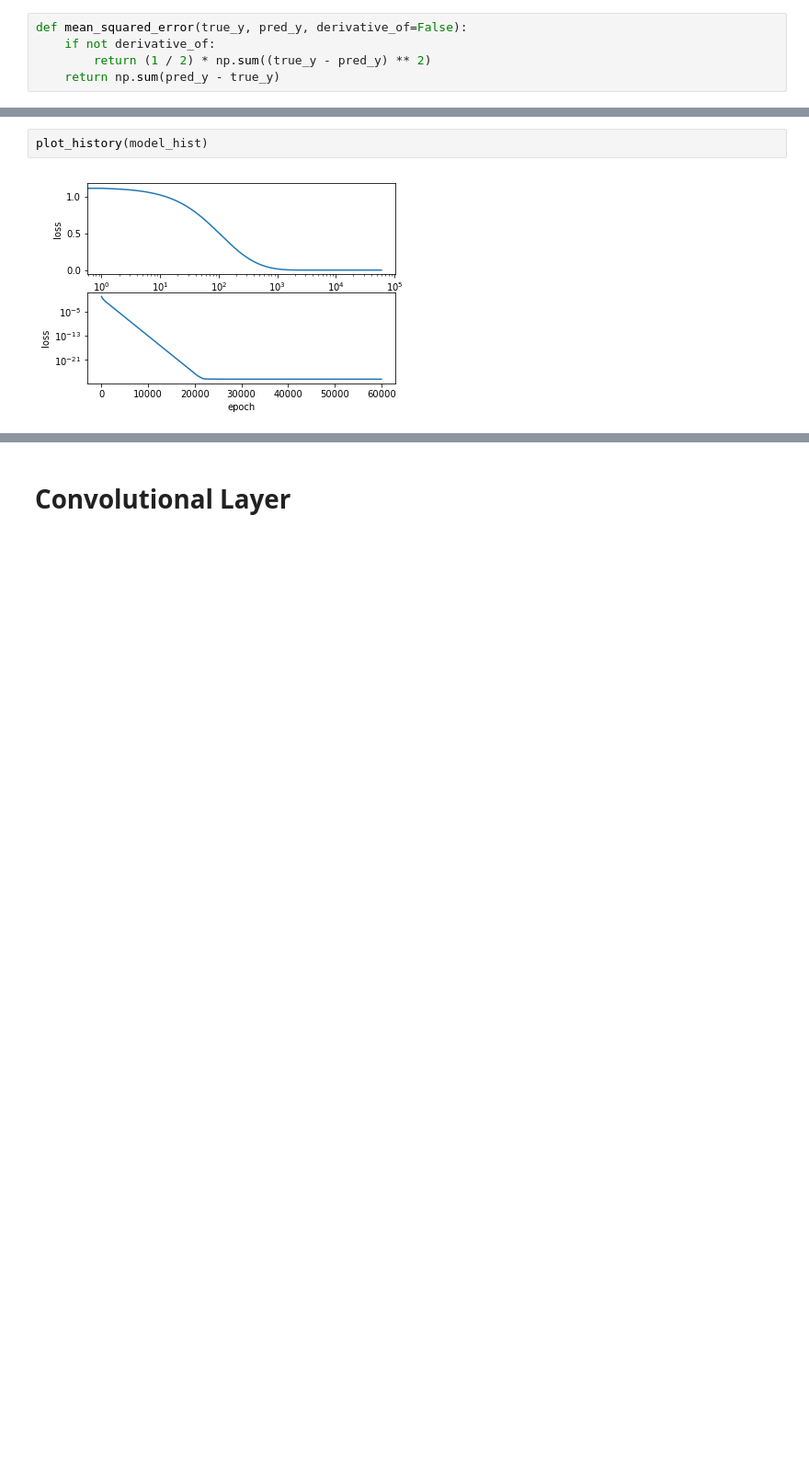
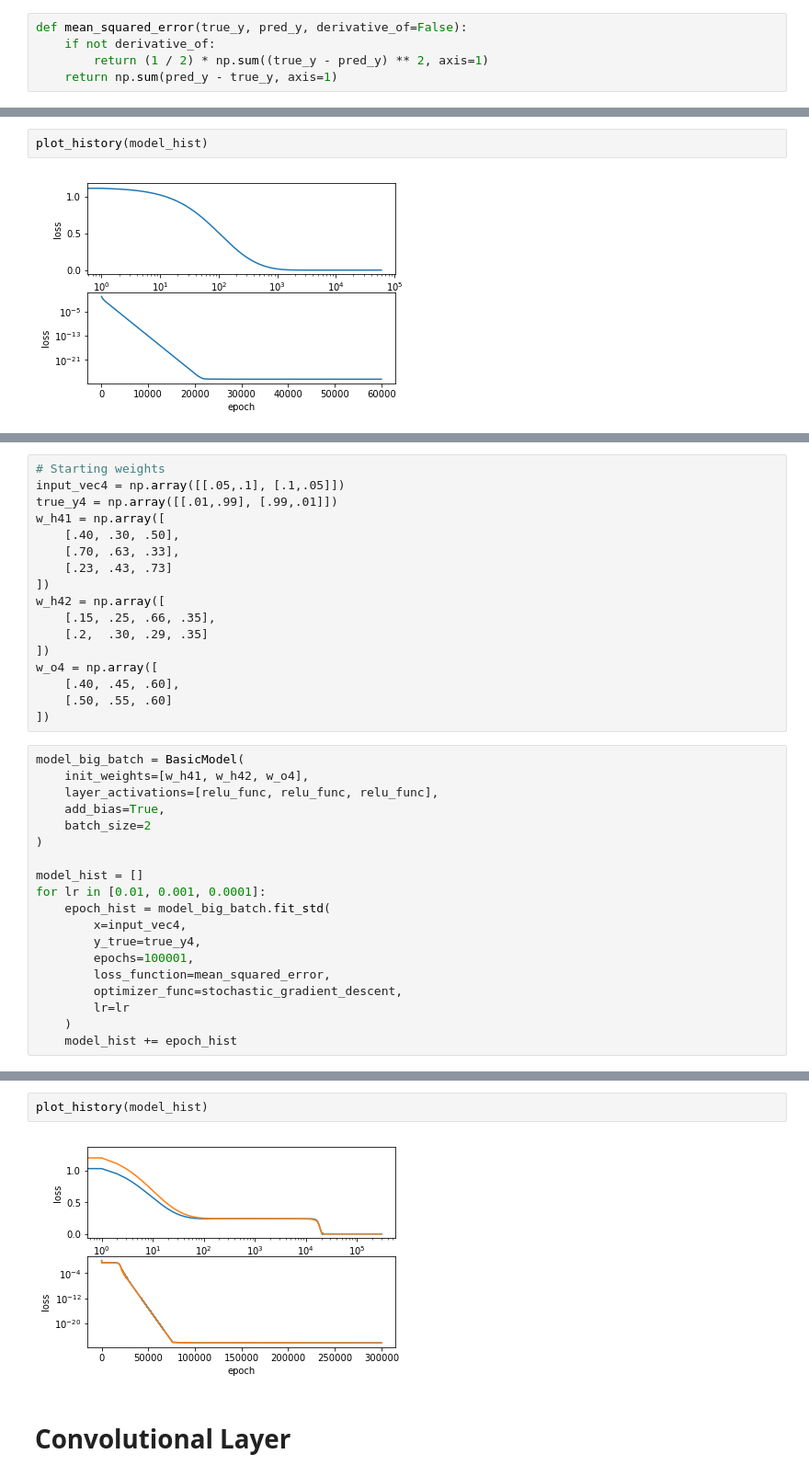
Before and after one commit to DCodezy/MLRefresher, a Jupyter notebook: Backprop refresh.ipynb, the cells around one changed output, grey strips where cells are left out. Shown at 92% size. Saved outputs shown, nothing was run; the diff lists cells and outputs as text; blank space fills up the shorter version.

```diff
--- a/Backprop refresh.ipynb
+++ b/Backprop refresh.ipynb
@@ -24,8 +24,8 @@ def relu_func(in_vec, derivative_of=False):
 # %%
 def mean_squared_error(true_y, pred_y, derivative_of=False):
     if not derivative_of:
-        return (1 / 2) * np.sum((true_y - pred_y) ** 2)
-    return np.sum(pred_y - true_y)
+        return (1 / 2) * np.sum((true_y - pred_y) ** 2, axis=1)
+    return np.sum(pred_y - true_y, axis=1)
 # %%
 def stochastic_gradient_descent(orig_layer_w, layer_delta_w, learning_rate=0.1):
     return orig_layer_w - (learning_rate * layer_delta_w)
@@ -386,0 +394,36 @@ plot_history(model_hist)
+# %%
+# Starting weights
+input_vec4 = np.array([[.05,.1], [.1,.05]])
+true_y4 = np.array([[.01,.99], [.99,.01]])
+w_h41 = np.array([
+    [.40, .30, .50],
+    [.70, .63, .33],
+    [.23, .43, .73]
+])
+w_h42 = np.array([
+    [.15, .25, .66, .35],
+    [.2,  .30, .29, .35]
+])
+w_o4 = np.array([
+    [.40, .45, .60],
+    [.50, .55, .60]
+])
+# %%
+model_big_batch = BasicModel(
+    init_weights=[w_h41, w_h42, w_o4],
+    layer_activations=[relu_func, relu_func, relu_func],
+    add_bias=True,
+    batch_size=2
+)
+
+model_hist = []
+for lr in [0.01, 0.001, 0.0001]:
+    epoch_hist = model_big_batch.fit_std(
+        x=input_vec4,
+        y_true=true_y4,
+        epochs=100001,
+        loss_function=mean_squared_error,
+        optimizer_func=stochastic_gradient_descent,
+        lr=lr
+    )
+    model_hist += epoch_hist
@@ -387,3 +446,7 @@ plot_history(model_hist)
+# %%
+plot_history(model_hist)
+# %% [output]
+[figure, added]
 # %% [markdown]
 # Convolutional Layer
 # %% [markdown]
```
Also changed, not shown: parts of 10 cells of this notebook.
